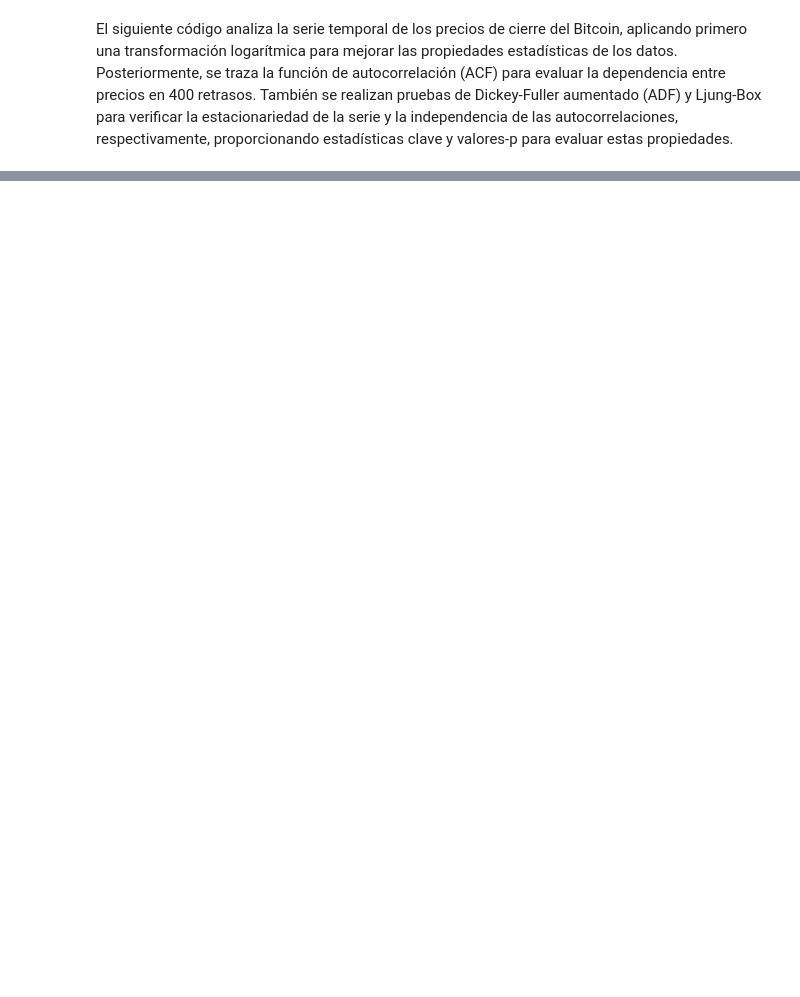
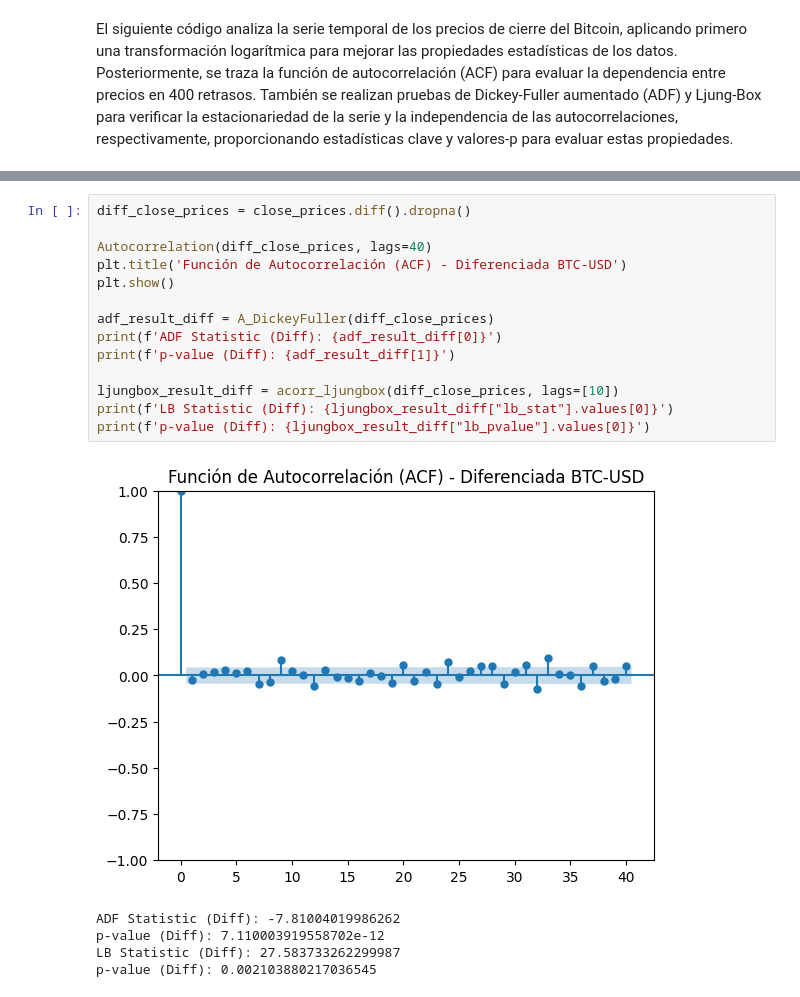
Before and after one commit to teddy1097/jbook_ml202430, a Jupyter notebook: _sources/notebooks.ipynb, the cells around one changed output, grey strips where cells are left out. Saved outputs shown, nothing was run; the diff lists cells and outputs as text; blank space fills up the shorter version.

```diff
--- a/_sources/notebooks.ipynb
+++ b/_sources/notebooks.ipynb
@@ -384,0 +551,20 @@ p-value (Log): 0.0
+# %%
+diff_close_prices = close_prices.diff().dropna()
+
+Autocorrelation(diff_close_prices, lags=40)
+plt.title('Función de Autocorrelación (ACF) - Diferenciada BTC-USD')
+plt.show()
+
+adf_result_diff = A_DickeyFuller(diff_close_prices)
+print(f'ADF Statistic (Diff): {adf_result_diff[0]}')
+print(f'p-value (Diff): {adf_result_diff[1]}')
+
+ljungbox_result_diff = acorr_ljungbox(diff_close_prices, lags=[10])
+print(f'LB Statistic (Diff): {ljungbox_result_diff["lb_stat"].values[0]}')
+print(f'p-value (Diff): {ljungbox_result_diff["lb_pvalue"].values[0]}')
+# %% [output]
+[figure, added]
+ADF Statistic (Diff): -7.81004019986262
+p-value (Diff): 7.110003919558702e-12
+LB Statistic (Diff): 27.583733262299987
+p-value (Diff): 0.002103880217036545
```
Also changed, not shown: parts of 16 cells of this notebook, 33 other files.
